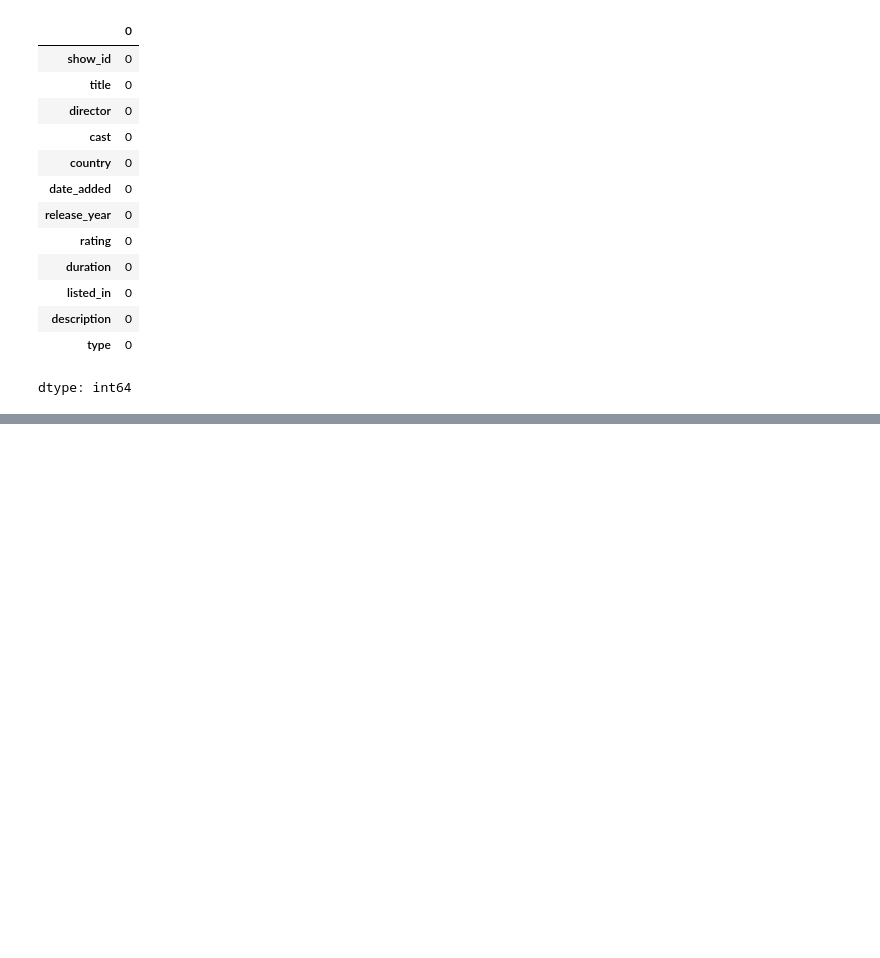
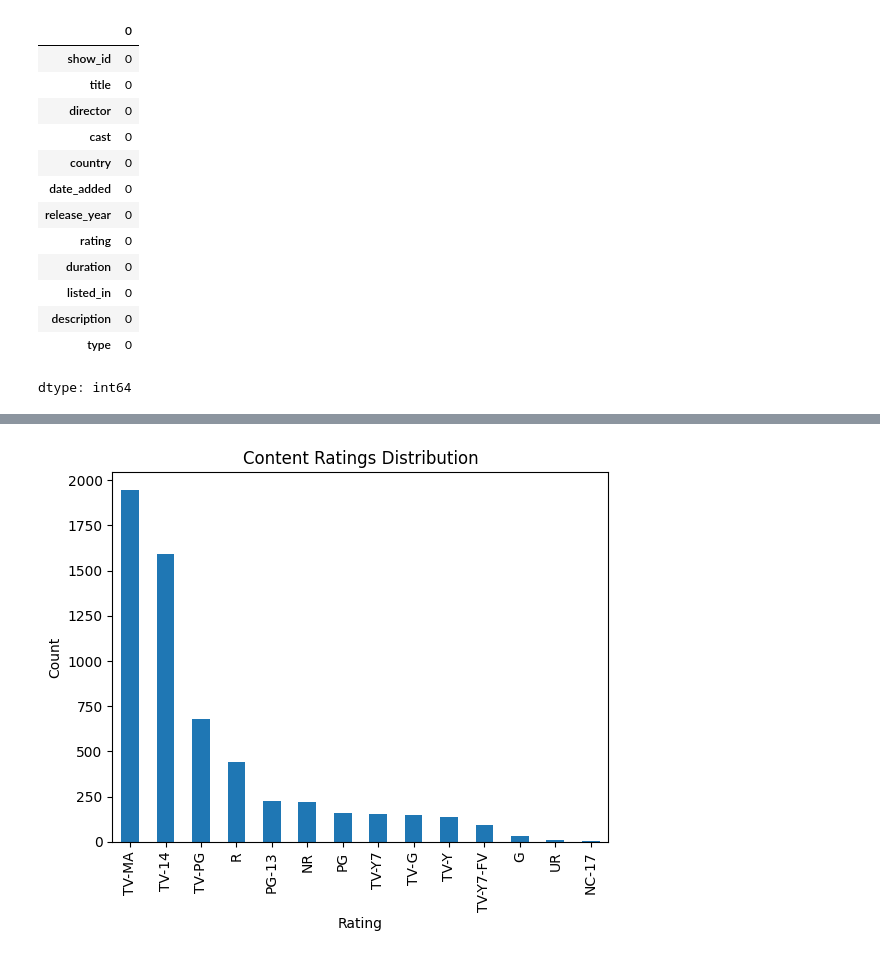
Before and after one commit to ChandanaKukudala/netflix-data-analysis, a Jupyter notebook: netflix_analysis.ipynb, the cells around one changed output, grey strips where cells are left out. Cells and saved outputs as stored; diff of their text form; code cells hidden in the pictures; blank space fills up the shorter version.

```diff
--- a/netflix_analysis.ipynb
+++ b/netflix_analysis.ipynb
@@ -93,0 +140,8 @@ df['year_added'] = df['date_added'].dt.year
+# %%
+df['rating'].value_counts().plot(kind='bar')
+plt.title('Content Ratings Distribution')
+plt.xlabel('Rating')
+plt.ylabel('Count')
+plt.show()
+# %% [output]
+[figure, added]
```
Also changed, not shown: parts of 10 cells of this notebook.
